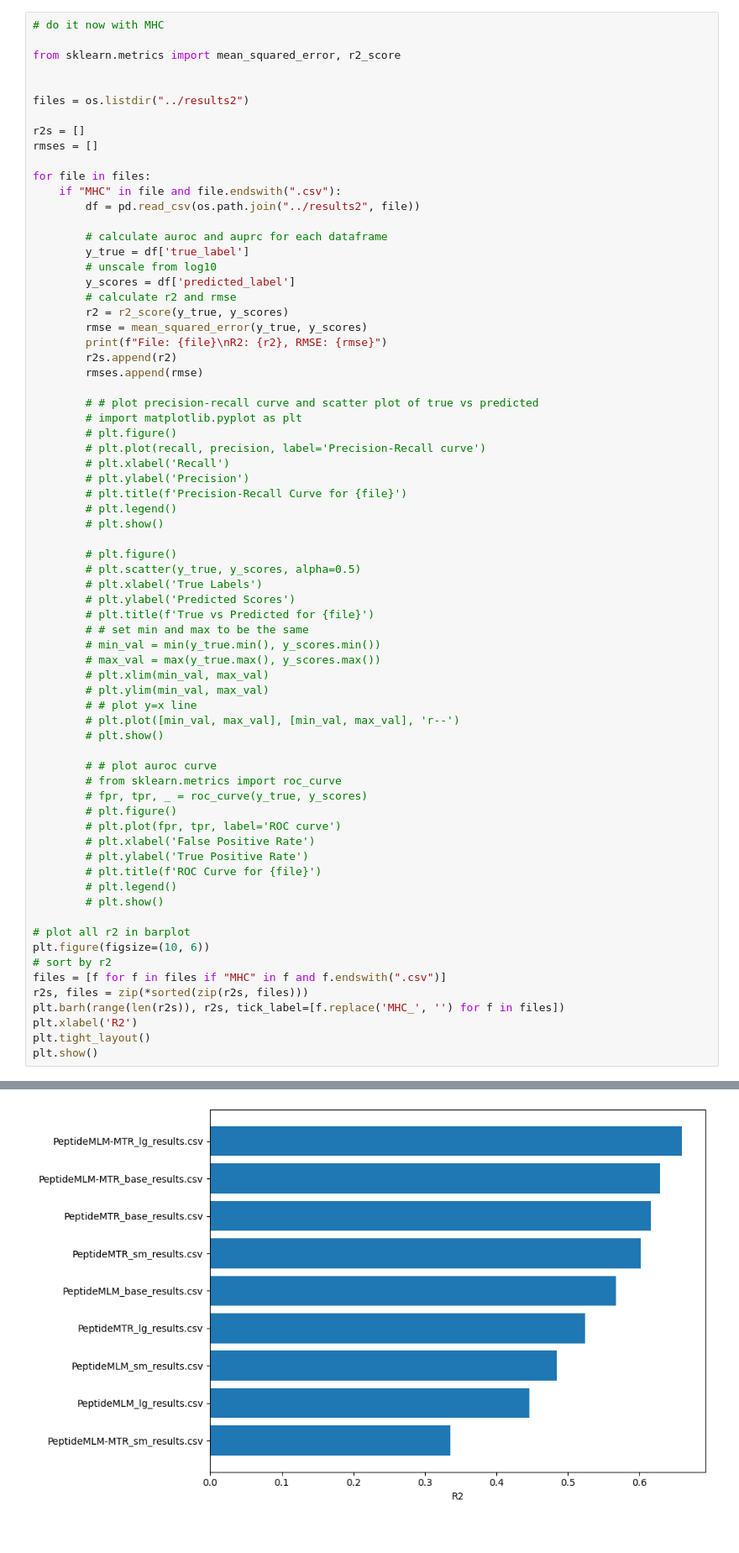
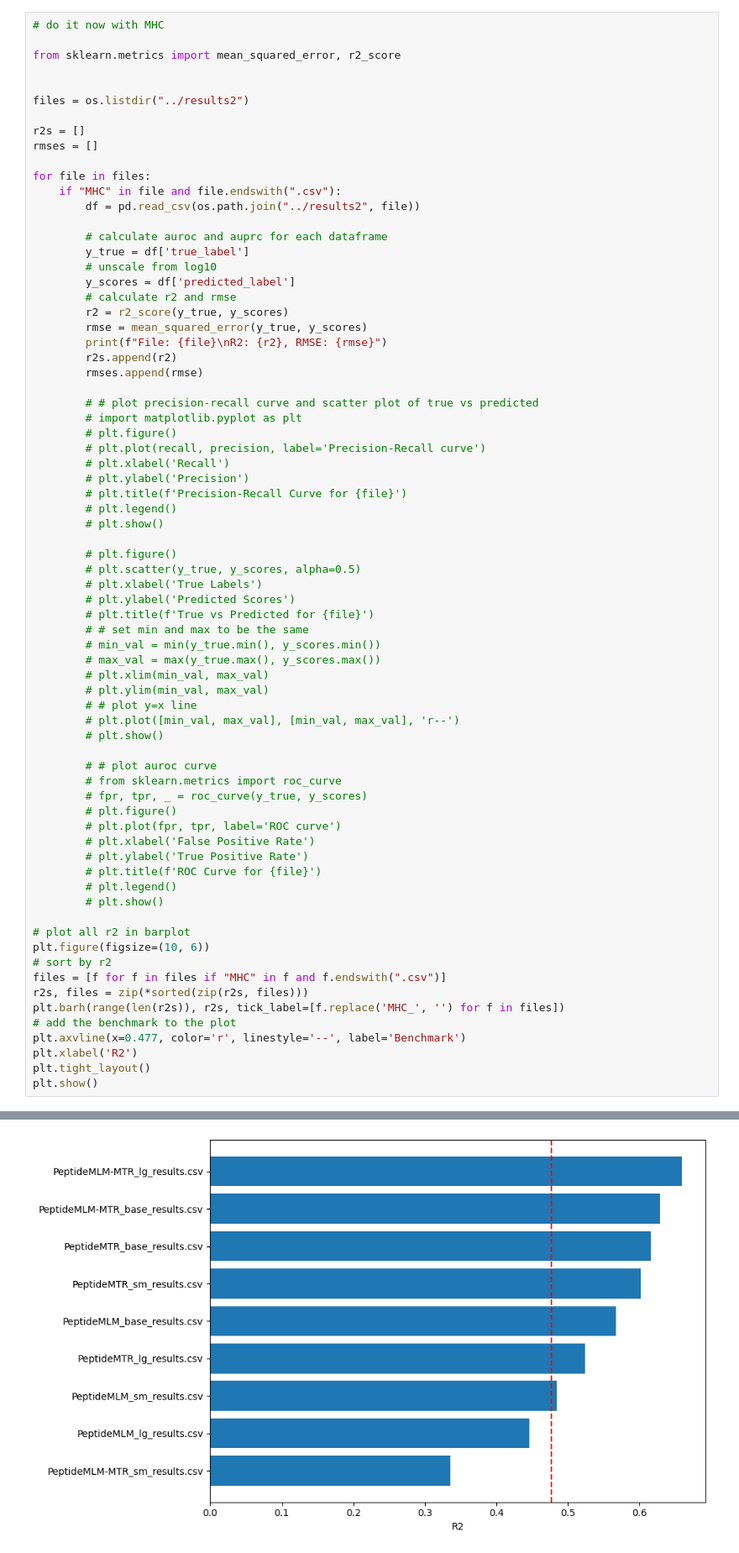
Before and after one commit to AaronFeller/PeptideCLM_Eval, a Jupyter notebook: main/notebooks/evaluate_data.ipynb, the cells around one changed output, grey strips where cells are left out. Shown at 84% size. Drawn from its saved outputs; the diff is of its cells as text.

```diff
--- a/main/notebooks/evaluate_data.ipynb
+++ b/main/notebooks/evaluate_data.ipynb
@@ -250,34 +255,36 @@ for file in files:
         # plt.show()
 
 # plot all r2 in barplot
 plt.figure(figsize=(10, 6))
 # sort by r2
 files = [f for f in files if "MHC" in f and f.endswith(".csv")]
 r2s, files = zip(*sorted(zip(r2s, files)))
 plt.barh(range(len(r2s)), r2s, tick_label=[f.replace('MHC_', '') for f in files])
+# add the benchmark to the plot
+plt.axvline(x=0.477, color='r', linestyle='--', label='Benchmark')
 plt.xlabel('R2')
 plt.tight_layout()
 plt.show()
 # %% [output]
 File: MHC_PeptideMTR_sm_results.csv
 R2: 0.6015911726728856, RMSE: 0.4298697871352385
 File: MHC_PeptideMLM_sm_results.csv
 R2: 0.48486067128581933, RMSE: 0.5558180903394953
 File: MHC_PeptideMTR_base_results.csv
 R2: 0.6159989688076761, RMSE: 0.4143242574362563
 File: MHC_PeptideMLM_base_results.csv
 R2: 0.567024749075262, RMSE: 0.4671658010153147
 File: MHC_PeptideMLM-MTR_sm_results.csv
 R2: 0.33524338347548643, RMSE: 0.7172501351419887
 File: MHC_PeptideMTR_lg_results.csv
 R2: 0.5235504514579108, RMSE: 0.514073112753367
 File: MHC_PeptideMLM_lg_results.csv
 R2: 0.4460845066273188, RMSE: 0.5976562738945619
 File: MHC_PeptideMLM-MTR_base_results.csv
 R2: 0.6284901008557958, RMSE: 0.4008467441225398
 File: MHC_PeptideMLM-MTR_lg_results.csv
 R2: 0.6589195343424158, RMSE: 0.36801440407802744
-[figure, old version]
+[figure, new version]
 # %%
 # plot true vs true with log transformed on y axis
 files = os.listdir("../results")
```
Also changed, not shown: parts of 3 cells of this notebook.
